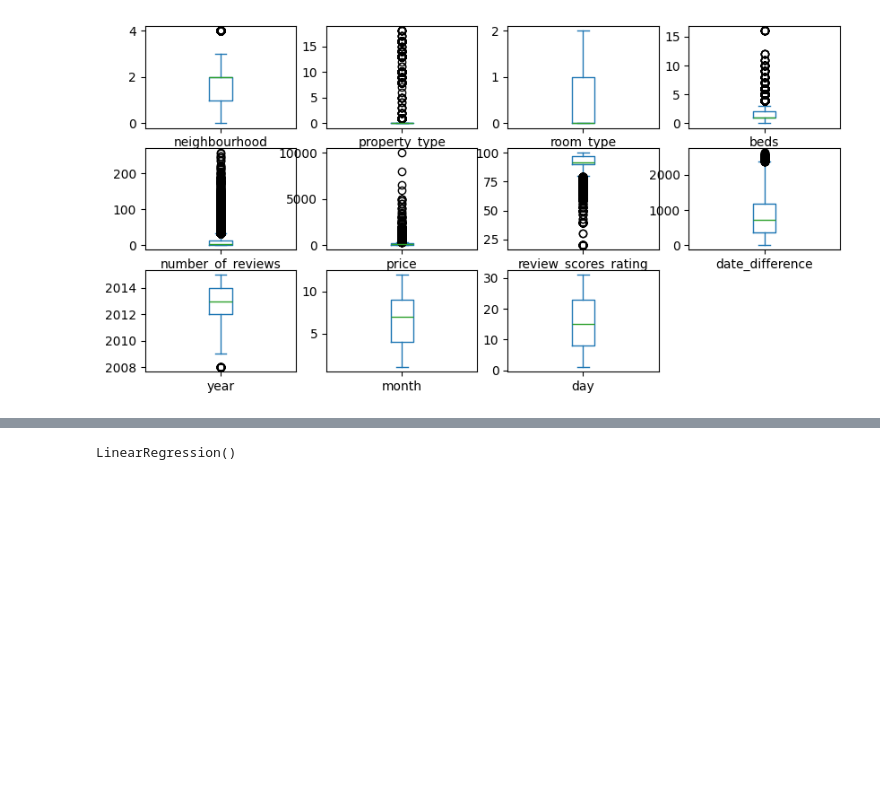
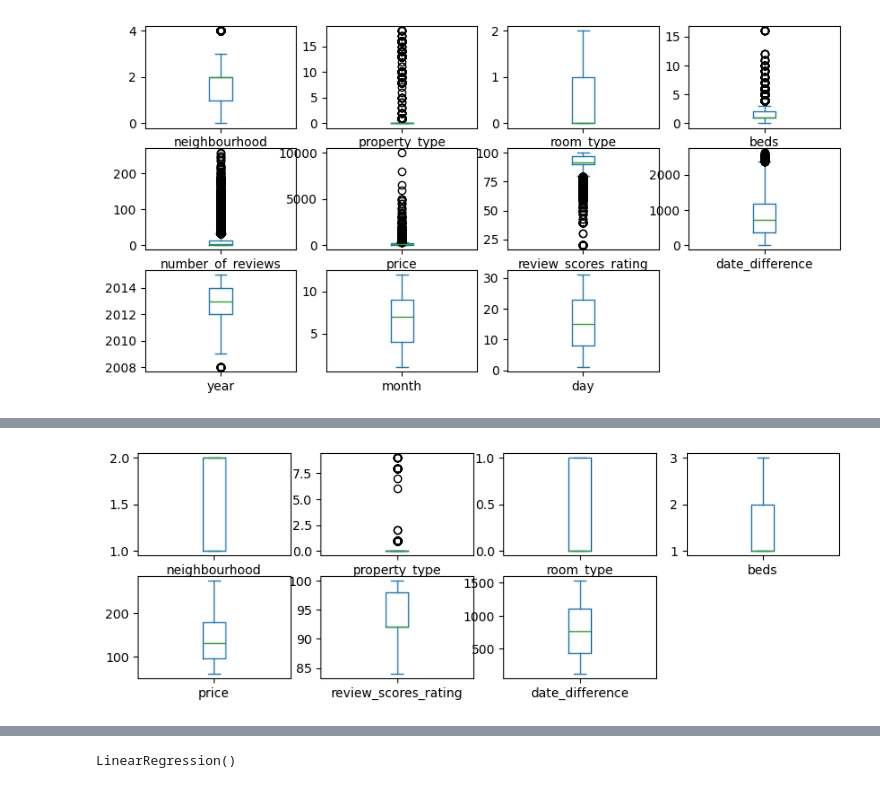
Before and after one commit to normanmunge/airbnb-listing-newyork-eda, a Jupyter notebook: ml-prediction-airbnb.ipynb, the cells around one changed output, grey strips where cells are left out. Saved outputs shown, nothing was run; the diff lists cells and outputs as text; code cells hidden in the pictures; blank space fills up the shorter version.

```diff
--- a/ml-prediction-airbnb.ipynb
+++ b/ml-prediction-airbnb.ipynb
@@ -173,3 +209,9 @@ Steps:
+# %%
+# box plot to visualize how the capping has handled the outliers
+new_df.plot(kind='box', subplots=True,figsize=(10,5),layout=(3,4))
+plt.show()
+# %% [output]
+[figure, added]
 # %%
 # Select our target and features
 X = new_df.drop(['price'], axis = 1) #features excluding our target
```
Also changed, not shown: parts of 24 cells of this notebook.
